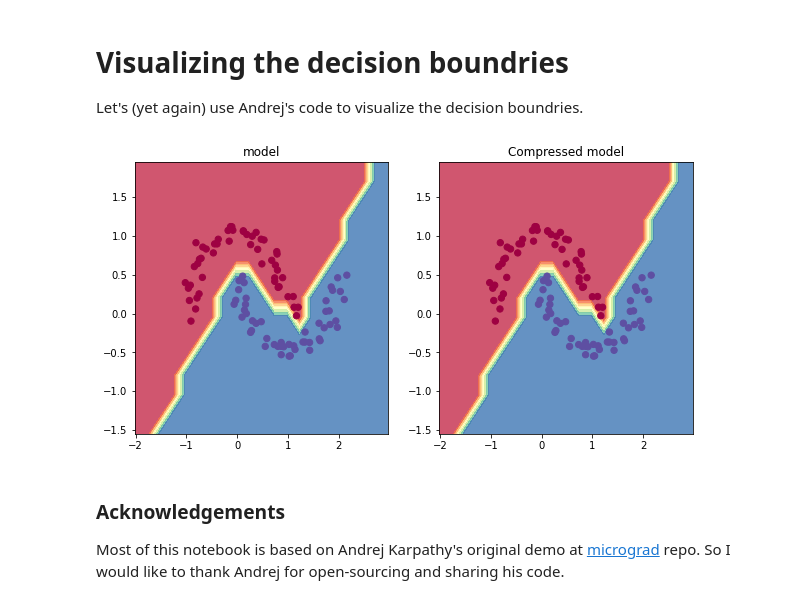
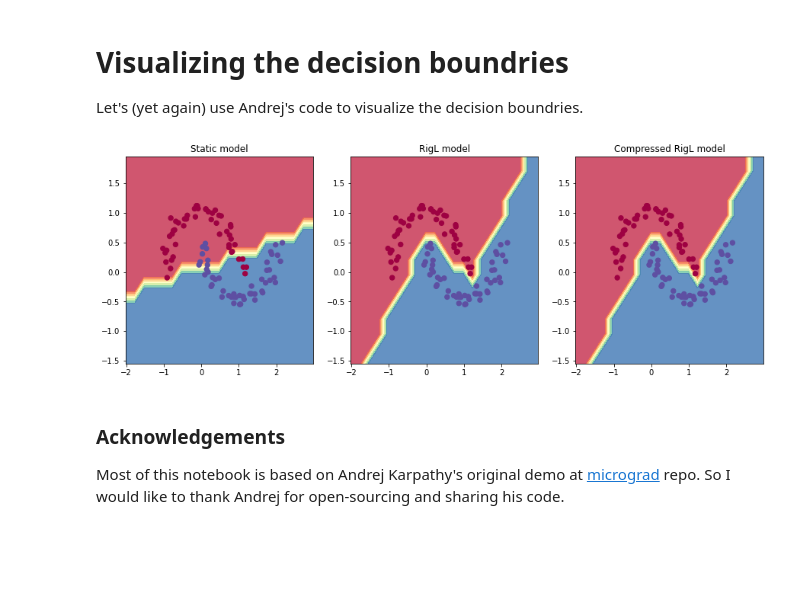
Before and after one commit to evcu/micrograd, a Jupyter notebook: sparse-demo.ipynb, the cells around one changed output. Cells and saved outputs as stored; diff of their text form; code cells hidden in the pictures; blank space fills up the shorter version.

```diff
--- a/sparse-demo.ipynb
+++ b/sparse-demo.ipynb
@@ -188,9 +188,9 @@ Let's create this model and train it.
 # %%
 np.random.seed(1337)
 random.seed(1337)
-model = SparseMLP(nin=2, nouts=[16, 16, 1], sparsities=[0.,0.9,0.8]) # 2-layer neural network
-print(model)
-print("number of parameters", len(model.parameters()))
+static_sparse_model = SparseMLP(nin=2, nouts=[16, 16, 1], sparsities=[0.,0.9,0.8]) # 2-layer neural network
+print(static_sparse_model)
+print("number of parameters", len(static_sparse_model.parameters()))
 # %% [output]
 MLP of [
 Layer of [ReLUNeuron(2), ReLUNeuron(2), ReLUNeuron(2), ReLUNeuron(2), ReLUNeuron(2), ReLUNeuron(2), ReLUNeuron(2), ReLUNeuron(2), ReLUNeuron(2), ReLUNeuron(2), ReLUNeuron(2), ReLUNeuron(2), ReLUNeuron ...
@@ -294,9 +293,9 @@ def rigl_update_layer(model, update_fraction=0.3):
 # %%
 np.random.seed(1337)
 random.seed(1337)
-model = SparseMLP(2, [16, 16, 1], [0.,0.9,0.8]) # 2-layer neural network
-print(model)
-print("number of parameters", len(model.parameters()))
+rigl_model = SparseMLP(2, [16, 16, 1], [0.,0.9,0.8]) # 2-layer neural network
+print(rigl_model)
+print("number of parameters", len(rigl_model.parameters()))
 # %% [output]
 MLP of [
 Layer of [ReLUNeuron(2), ReLUNeuron(2), ReLUNeuron(2), ReLUNeuron(2), ReLUNeuron(2), ReLUNeuron(2), ReLUNeuron(2), ReLUNeuron(2), ReLUNeuron(2), ReLUNeuron(2), ReLUNeuron(2), ReLUNeuron(2), ReLUNeuron ...
@@ -357,9 +356,9 @@ draw_topology(model, rankdir='TB')
 Removing dead units we are left with a compact 10,4,1 (compared to 16,16,1) architecture.
 # %%
 from micrograd.rigl import strip_deadneurons
-new_model = strip_deadneurons(model)
-print(new_model)
-draw_topology(new_model, rankdir='TB')
+compressed_rigl_model = strip_deadneurons(rigl_model)
+print(compressed_rigl_model)
+draw_topology(compressed_rigl_model, rankdir='TB')
 # %% [output]
 MLP of [
 Layer of [ReLUNeuron(2), ReLUNeuron(2), ReLUNeuron(2), ReLUNeuron(2), ReLUNeuron(2), ReLUNeuron(2), ReLUNeuron(2), ReLUNeuron(2), ReLUNeuron(2), ReLUNeuron(2)]
@@ -373,29 +372,29 @@ Let's (yet again) use Andrej's code to visualize the decision boundries.
 # %%
 # visualize decision boundary
 
 h = 0.25
 x_min, x_max = X[:, 0].min() - 1, X[:, 0].max() + 1
 y_min, y_max = X[:, 1].min() - 1, X[:, 1].max() + 1
 xx, yy = np.meshgrid(np.arange(x_min, x_max, h),
                      np.arange(y_min, y_max, h))
 Xmesh = np.c_[xx.ravel(), yy.ravel()]
 Zs = []
 inputs = [list(map(Value, xrow)) for xrow in Xmesh]
-for m in [model, new_model]:
+for m in [static_sparse_model, rigl_model, compressed_rigl_model]:
   scores = list(map(m, inputs))
   Z = np.array([s.data > 0 for s in scores])
   Zs.append(Z.reshape(xx.shape))
 
-fig, axs = plt.subplots(1, 2, figsize=(10,5))
-for i, key in enumerate(['model', 'Compressed model']):
+fig, axs = plt.subplots(1, 3, figsize=(15, 5))
+for i, key in enumerate(['Static model', 'RigL model', 'Compressed RigL model']):
   plt.axes(axs[i])
   plt.contourf(xx, yy, Zs[i], cmap=plt.cm.Spectral, alpha=0.8)
   plt.scatter(X[:, 0], X[:, 1], c=y, s=40, cmap=plt.cm.Spectral)
   plt.xlim(xx.min(), xx.max())
   plt.ylim(yy.min(), yy.max())
   plt.title(key)
 # %% [output]
-[figure, old version]
+[figure, new version]
 # %% [markdown]
 ### Acknowledgements
 Most of this notebook is based on Andrej Karpathy's original demo at [micrograd](https://github.com/karpathy/micrograd) repo. So I would like to thank Andrej for open-sourcing and sharing his code.
```
Also changed, not shown: parts of 4 cells of this notebook.
